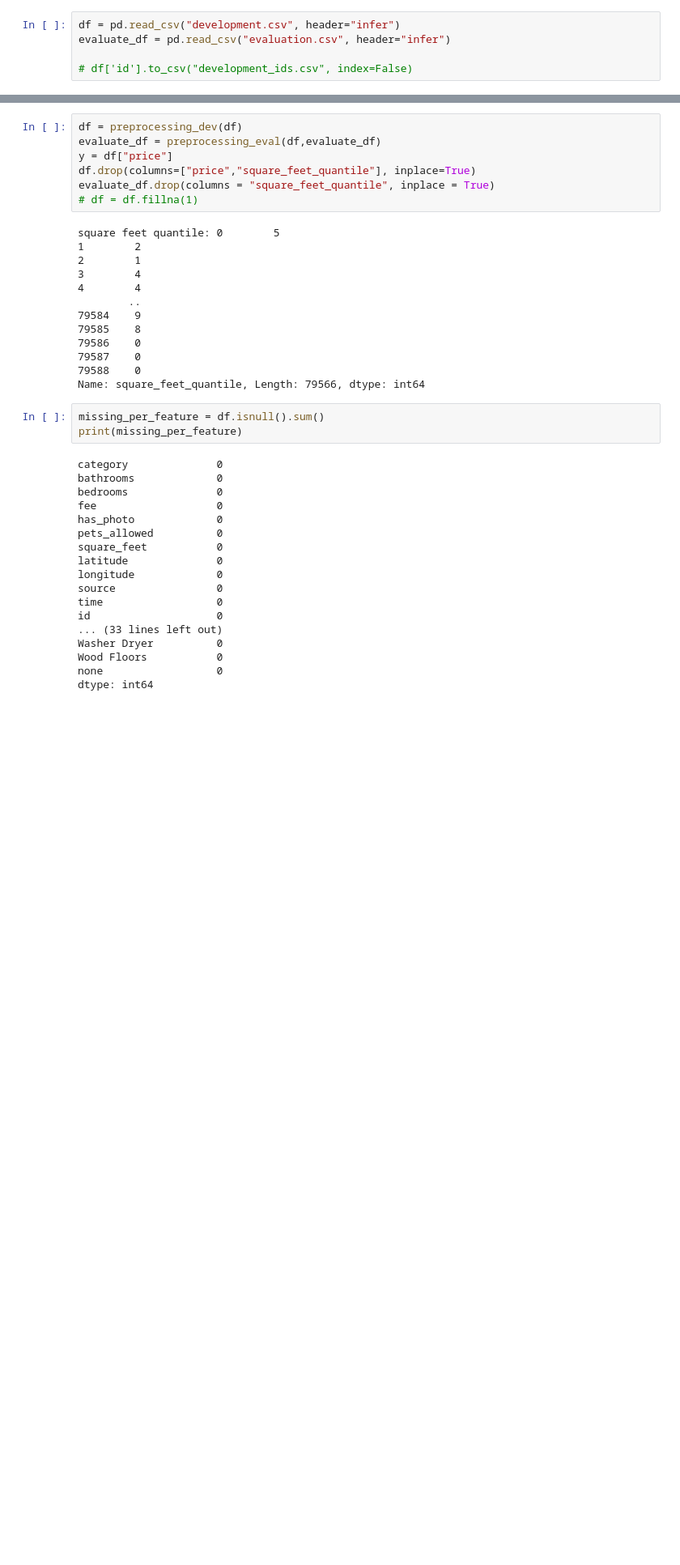
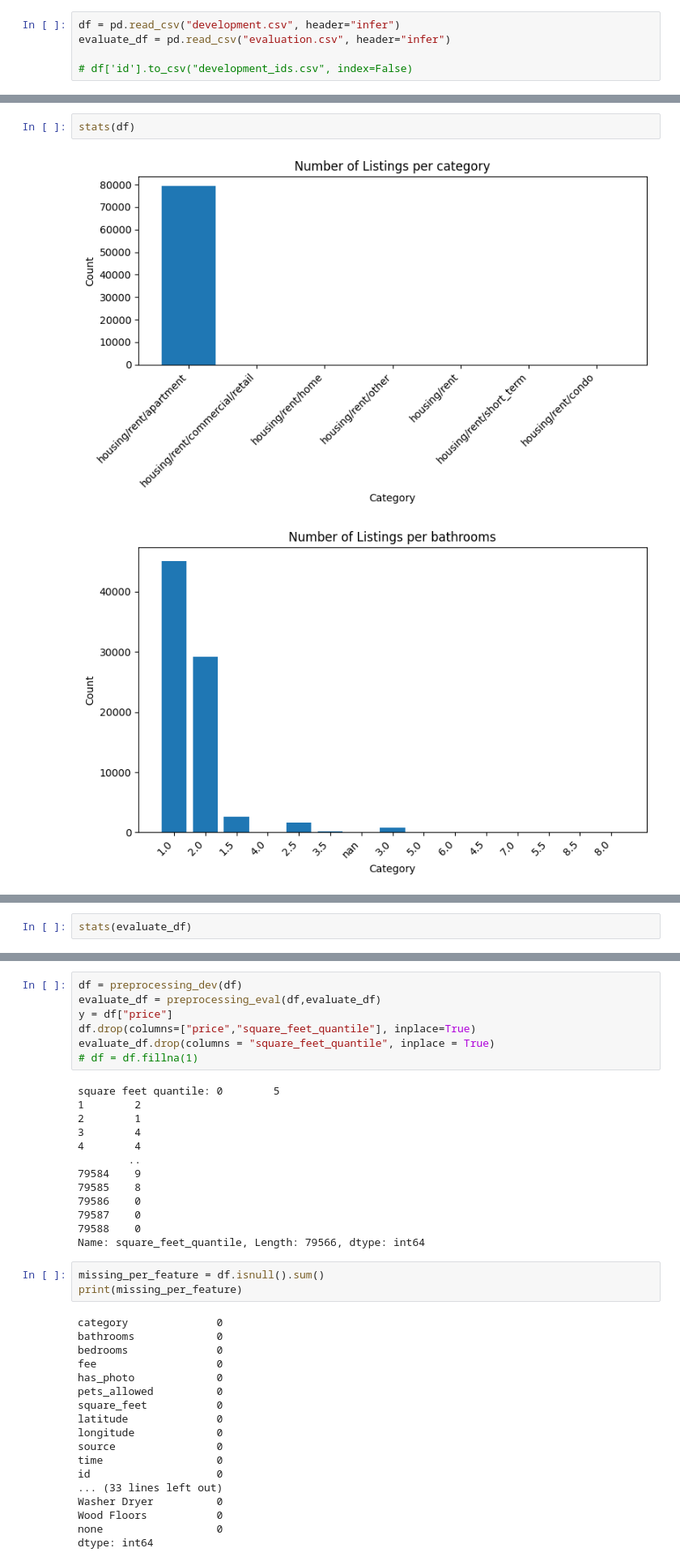
Before and after one commit to giulianaparadiso99/Data-science-lab-process-and-methods, a Jupyter notebook: main2.ipynb, the cells around one changed output, grey strips where cells are left out. Shown: that part at 81% size. Saved outputs shown, nothing was run; the diff lists cells and outputs as text; blank space fills up the shorter version.

```diff
--- a/main2.ipynb
+++ b/main2.ipynb
@@ -31,0 +79,5 @@ evaluate_df = pd.read_csv("evaluation.csv", header="infer")
+# %%
+stats(df)
+# %% [output]
+[figure, added]
+[figure, added]
@@ -31,0 +96,2 @@ evaluate_df = pd.read_csv("evaluation.csv", header="infer")
+# %%
+stats(evaluate_df)
```
Also changed, not shown: parts of 9 cells of this notebook.
